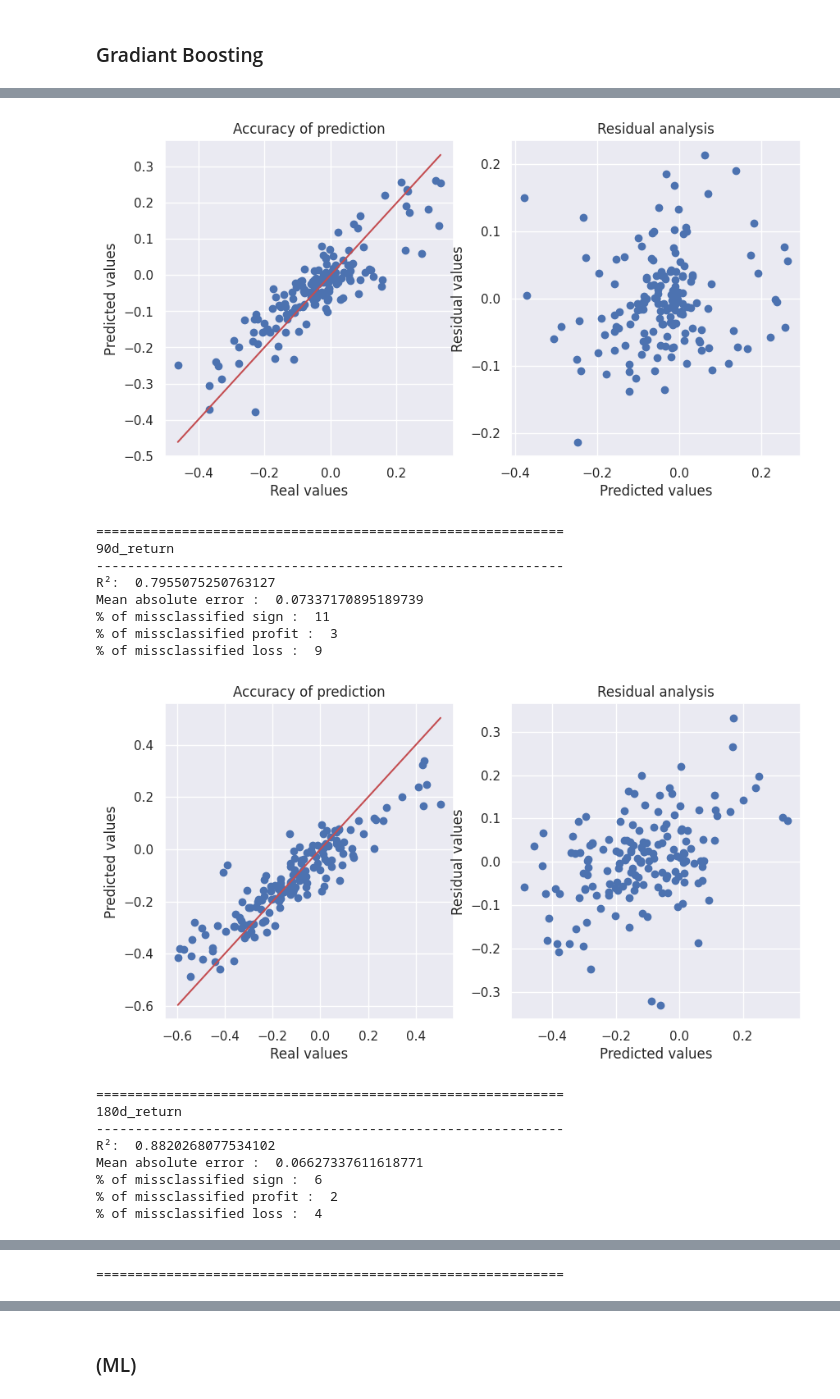
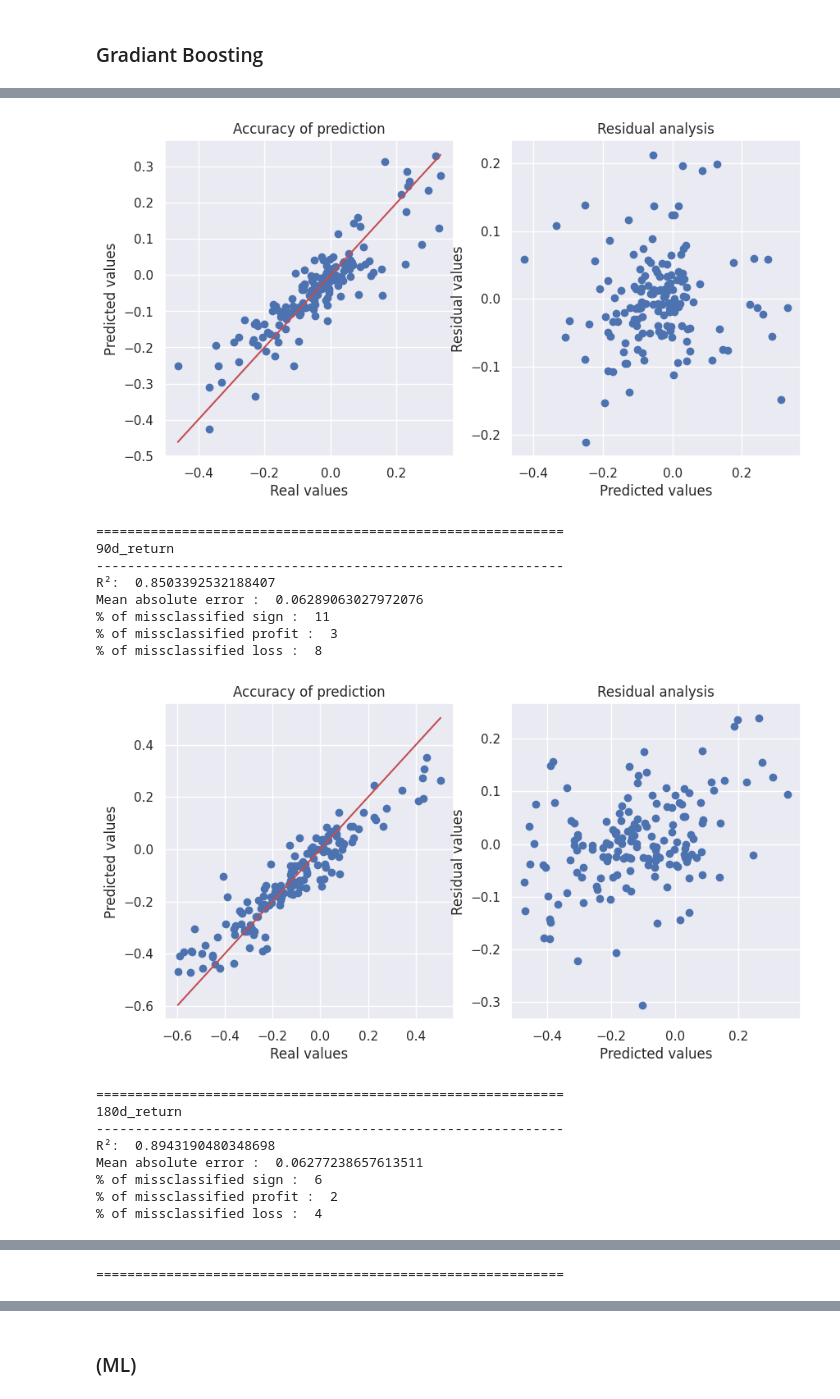
Before and after one commit to CossonArthur/Gas-price-prediction, a Jupyter notebook: script.ipynb, the cells around one changed output, grey strips where cells are left out. Saved outputs shown, nothing was run; the diff lists cells and outputs as text; code cells hidden in the pictures.

```diff
--- a/script.ipynb
+++ b/script.ipynb
@@ -720,9 +702,9 @@ Y_train
 # %%
-from sklearn.linear_model import Ridge
+from sklearn.linear_model import RidgeCV
 
 for i in range(len(target_return_names)):
 
-  ridge_regressor = Ridge()
+  ridge_regressor = RidgeCV(alphas=np.linspace(0.1,100,100),cv=10)
   ridge_regressor.fit(X_train, Y_train.loc[:,target_return_names[i]])
 
   # Make predictions on the testing set
@@ -764,9 +745,9 @@ not working put all coef to 0
 # %%
-from sklearn.linear_model import LassoLars
+from sklearn.linear_model import LassoCV
 
 for i in range(len(target_return_names)):
 
-  lasso_regressor = LassoLars(alpha=0.1)
+  lasso_regressor = LassoCV(cv=10)
   lasso_regressor.fit(X_train.to_numpy(), Y_train.loc[:,target_return_names[i]])
 
   # Make predictions on the testing set
@@ -806,15 +787,17 @@ Mean absolute error :  0.19503935806772754
 ###SVM regression
 # %%
 from sklearn.svm import SVR
+parameters = {'kernel':('poly', 'rbf', 'sigmoid'), 'C':[1,5,10]}
 
 for i in range(len(target_return_names)):
 
   # Train a Naive Bayes classifier on the training set
   SVM_regressor = SVR()
-  SVM_regressor.fit(X_train, Y_train.loc[:,target_return_names[i]])
+  BestSVR = GridSearchCV(SVM_regressor, parameters)
+  BestSVR.fit(X_train, Y_train.loc[:,target_return_names[i]])
 
   # Make predictions on the testing set
-  Y_pred = SVM_regressor.predict(X_test)
+  Y_pred = BestSVR.predict(X_test)
 
 
   # Print regression report
@@ -851,15 +836,17 @@ Mean absolute error :  0.06098914465992087
 ### Gradiant Boosting
 # %%
 from sklearn.ensemble import GradientBoostingRegressor
+parameters = { 'n_estimators':[500,800,1000],'learning_rate': [0.01,0.1,0.05]}
 
 for i in range(len(target_return_names)):
 
   # Train a Naive Bayes classifier on the training set
-  GBoost_regressor = GradientBoostingRegressor()
-  GBoost_regressor.fit(X_train, Y_train.loc[:,target_return_names[i]])
+  GBoost_regressor = GradientBoostingRegressor(loss='huber')
+  BestGBoost = GridSearchCV(GBoost_regressor, parameters)
+  BestGBoost.fit(X_train, Y_train.loc[:,target_return_names[i]])
 
   # Make predictions on the testing set
-  Y_pred = GBoost_regressor.predict(X_test)
+  Y_pred = BestGBoost.predict(X_test)
 
 
   # Print regression report
@@ -875,18 +862,18 @@ Mean absolute error :  0.052572487820500224
-[figure, old version]
+[figure, new version]
 ============================================================
 90d_return
 ------------------------------------------------------------
-R²:  0.7955075250763127
-Mean absolute error :  0.07337170895189739
+R²:  0.8503392532188407
+Mean absolute error :  0.06289063027972076
 % of missclassified sign :  11
 % of missclassified profit :  3
-% of missclassified loss :  9
+% of missclassified loss :  8
-[figure, old version]
+[figure, new version]
 ============================================================
 180d_return
 ------------------------------------------------------------
-R²:  0.8820268077534102
-Mean absolute error :  0.06627337611618771
+R²:  0.8943190480348698
+Mean absolute error :  0.06277238657613511
 % of missclassified sign :  6
 % of missclassified profit :  2
 % of missclassified loss :  4
```
Also changed, not shown: parts of 17 cells of this notebook.
